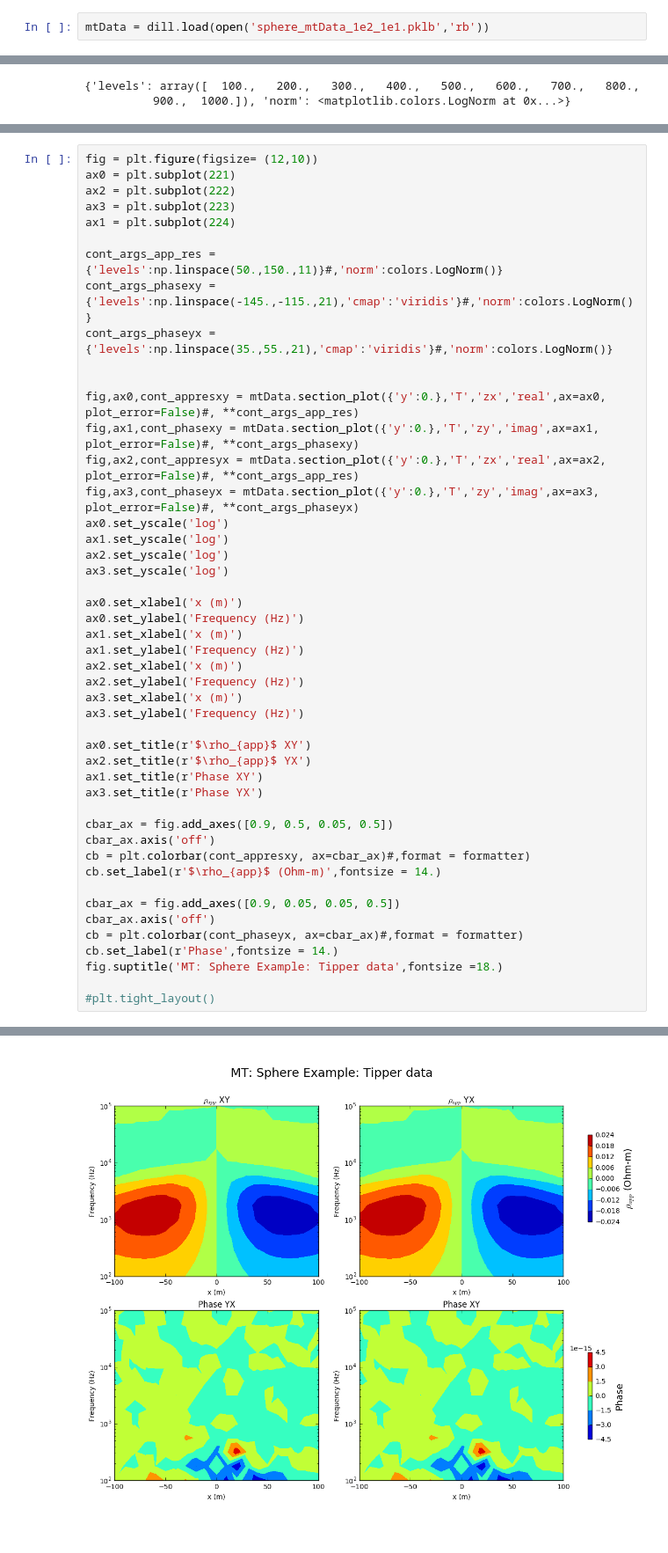
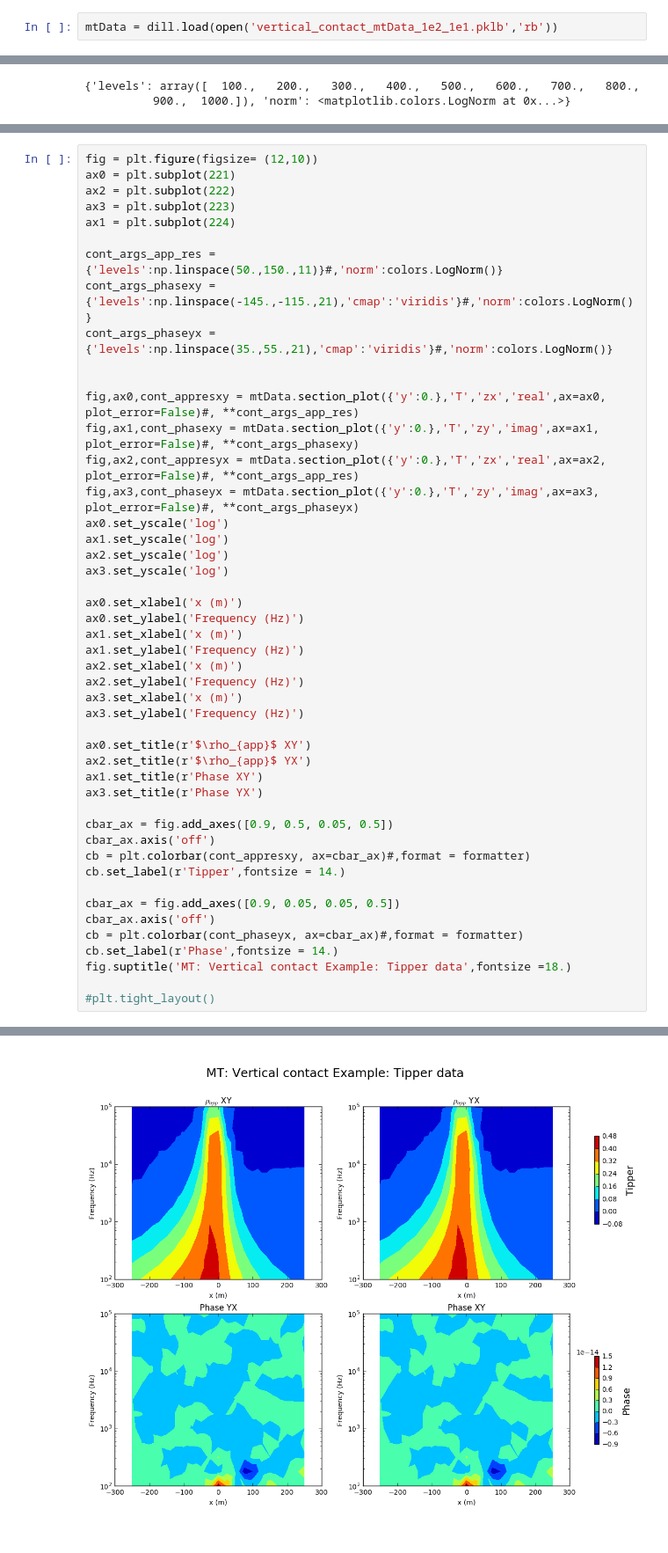
Before and after one commit to geoscixyz/em_examples, a Jupyter notebook: notebooks/geophysical_surveys/MT_Survey/plot data vertical contact.ipynb, the cells around one changed output, grey strips where cells are left out. Shown: that part at 88% size. Saved outputs shown, nothing was run; the diff lists cells and outputs as text.

```diff
--- a/notebooks/geophysical_surveys/MT_Survey/plot data vertical contact.ipynb
+++ b/notebooks/geophysical_surveys/MT_Survey/plot data vertical contact.ipynb
@@ -20,3 +24,3 @@ import telluricpy
 # %%
-mtData = dill.load(open('sphere_mtData_1e2_1e1.pklb','rb'))
+mtData = dill.load(open('vertical_contact_mtData_1e2_1e1.pklb','rb'))
 # %%
@@ -155,36 +152,36 @@ ax0.set_yscale('log')
 ax1.set_yscale('log')
 ax2.set_yscale('log')
 ax3.set_yscale('log')
 
 ax0.set_xlabel('x (m)')
 ax0.set_ylabel('Frequency (Hz)')
 ax1.set_xlabel('x (m)')
 ax1.set_ylabel('Frequency (Hz)')
 ax2.set_xlabel('x (m)')
 ax2.set_ylabel('Frequency (Hz)')
 ax3.set_xlabel('x (m)')
 ax3.set_ylabel('Frequency (Hz)')
 
 ax0.set_title(r'$\rho_{app}$ XY')
 ax2.set_title(r'$\rho_{app}$ YX')
 ax1.set_title(r'Phase XY')
 ax3.set_title(r'Phase YX')
 
 cbar_ax = fig.add_axes([0.9, 0.5, 0.05, 0.5])
 cbar_ax.axis('off')
 cb = plt.colorbar(cont_appresxy, ax=cbar_ax)#,format = formatter)
-cb.set_label(r'$\rho_{app}$ (Ohm-m)',fontsize = 14.)
+cb.set_label(r'Tipper',fontsize = 14.)
 
 cbar_ax = fig.add_axes([0.9, 0.05, 0.05, 0.5])
 cbar_ax.axis('off')
 cb = plt.colorbar(cont_phaseyx, ax=cbar_ax)#,format = formatter)
 cb.set_label(r'Phase',fontsize = 14.)
-fig.suptitle('MT: Sphere Example: Tipper data',fontsize =18.)
+fig.suptitle('MT: Vertical contact Example: Tipper data',fontsize =18.)
 
 #plt.tight_layout()
 # %% [output]
 <matplotlib.text.Text at 0x...>
-[figure, old version]
+[figure, new version]
 # %%
 component = 'real'
 freq = 1e4
```
Also changed, not shown: parts of 21 cells of this notebook, 1 other file.
